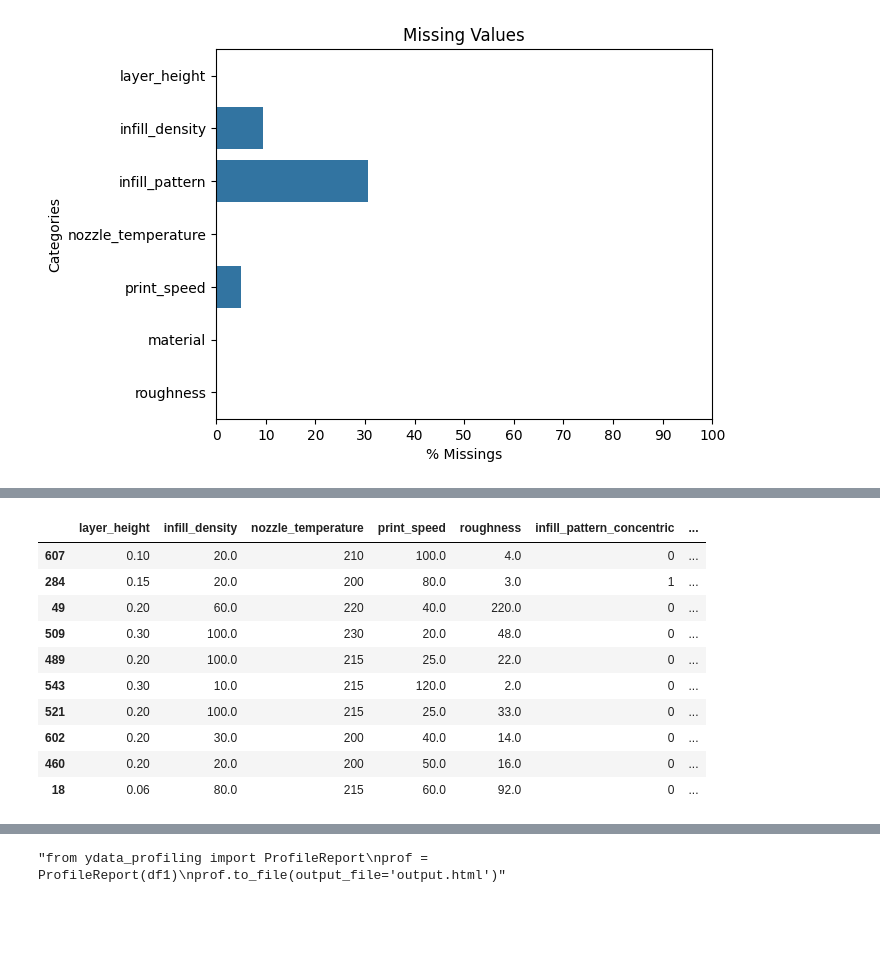
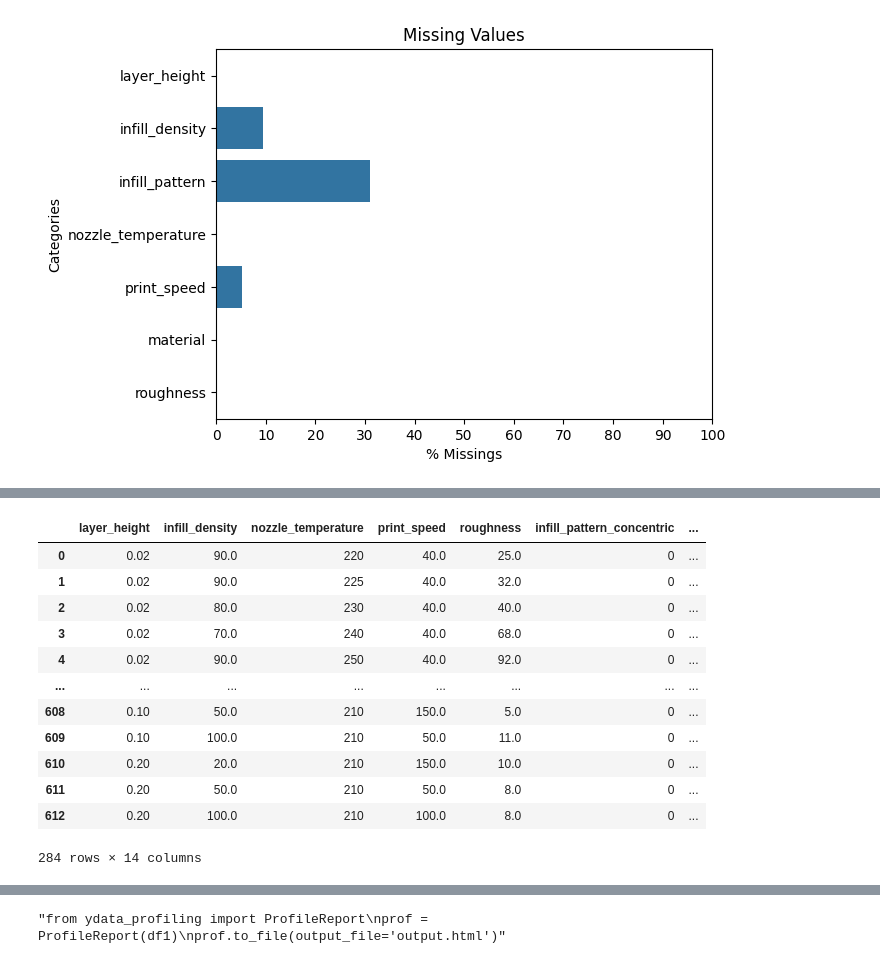
Before and after one commit to hanzlayyy/FYDP, a Jupyter notebook: FYDP_Notebook_V1_0.ipynb, the cells around one changed output, grey strips where cells are left out. Saved outputs shown, nothing was run; the diff lists cells and outputs as text; code cells hidden in the pictures; blank space fills up the shorter version.

```diff
--- a/FYDP_Notebook_V1_0.ipynb
+++ b/FYDP_Notebook_V1_0.ipynb
@@ -20,6 +20,7 @@ from sklearn.preprocessing import StandardScaler
 df = pd.read_csv('https://raw.githubusercontent.com/hanzlayyy/FYDP/main/data%20v1.csv')
 #df.drop_duplicates(subset=df.iloc[:,:-1], keep='first', inplace=True, ignore_index=False)
 #df.drop_duplicates(subset=df, keep='first', inplace=True)
+df.drop(df[df['material']=='pla-aluminum'].index,inplace=True)
 df
 # %% [output]
 |  | layer_height | infill_density | infill_pattern | nozzle_temperature | print_speed | material | roughness |
@@ -54,0 +56,3 @@ df
+# %%
+df.drop(df[df['material']=='pla-aluminum'].index,inplace=True)
+df
@@ -87,18 +105,20 @@ plt.show()
 # %%
 zero_missing = pd.get_dummies(df[~df.isnull().any(axis=1)], columns=['infill_pattern','material'], dtype=int)
-zero_missing.sample(10)
+zero_missing
 # %% [output]
 |  | layer_height | infill_density | nozzle_temperature | print_speed | roughness | infill_pattern_concentric | ... |
-| 607 | 0.10 | 20.0 | 210 | 100.0 | 4.0 | 0 | ... |
-| 284 | 0.15 | 20.0 | 200 | 80.0 | 3.0 | 1 | ... |
-| 49 | 0.20 | 60.0 | 220 | 40.0 | 220.0 | 0 | ... |
-| 509 | 0.30 | 100.0 | 230 | 20.0 | 48.0 | 0 | ... |
-| 489 | 0.20 | 100.0 | 215 | 25.0 | 22.0 | 0 | ... |
-| 543 | 0.30 | 10.0 | 215 | 120.0 | 2.0 | 0 | ... |
-| 521 | 0.20 | 100.0 | 215 | 25.0 | 33.0 | 0 | ... |
-| 602 | 0.20 | 30.0 | 200 | 40.0 | 14.0 | 0 | ... |
-| 460 | 0.20 | 20.0 | 200 | 50.0 | 16.0 | 0 | ... |
-| 18 | 0.06 | 80.0 | 215 | 60.0 | 92.0 | 0 | ... |
+| 0 | 0.02 | 90.0 | 220 | 40.0 | 25.0 | 0 | ... |
+| 1 | 0.02 | 90.0 | 225 | 40.0 | 32.0 | 0 | ... |
+| 2 | 0.02 | 80.0 | 230 | 40.0 | 40.0 | 0 | ... |
+| 3 | 0.02 | 70.0 | 240 | 40.0 | 68.0 | 0 | ... |
+| 4 | 0.02 | 90.0 | 250 | 40.0 | 92.0 | 0 | ... |
+| ... | ... | ... | ... | ... | ... | ... | ... |
+| 608 | 0.10 | 50.0 | 210 | 150.0 | 5.0 | 0 | ... |
+| 609 | 0.10 | 100.0 | 210 | 50.0 | 11.0 | 0 | ... |
+| 610 | 0.20 | 20.0 | 210 | 150.0 | 10.0 | 0 | ... |
+| 611 | 0.20 | 50.0 | 210 | 50.0 | 8.0 | 0 | ... |
+| 612 | 0.20 | 100.0 | 210 | 100.0 | 8.0 | 0 | ... |
+284 rows × 14 columns
 # %%
 missing = df[df.isnull().any(axis=1)]
 missing_categorical = df[df['infill_pattern'].isnull()]
```
Also changed, not shown: parts of 27 cells of this notebook.
